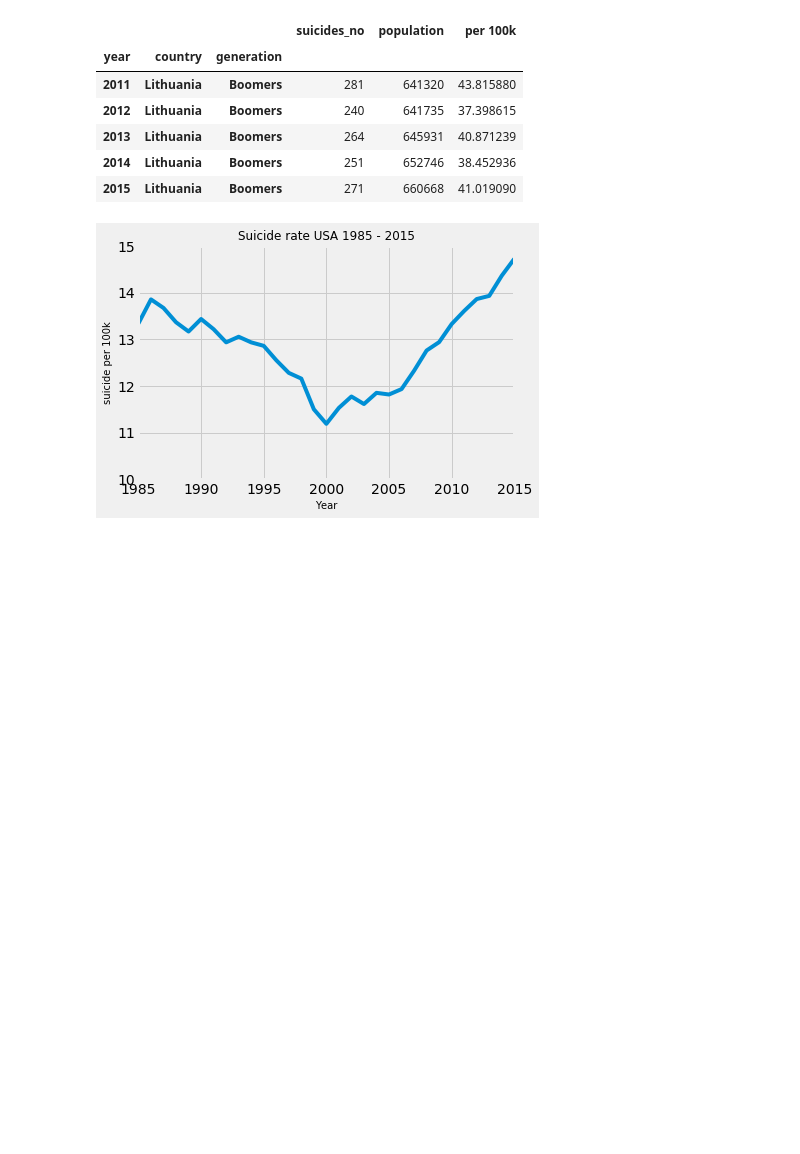
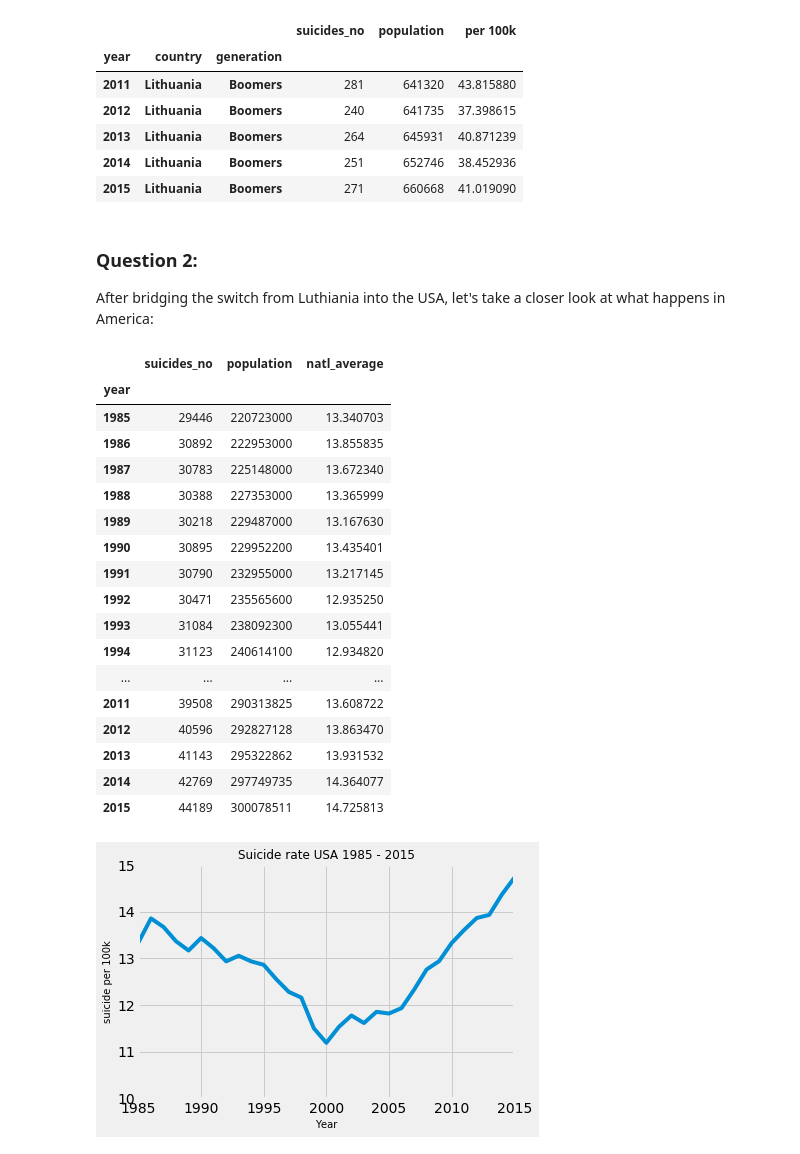
Before and after one commit to carandu/suicide_topics, a Jupyter notebook: suicide_topics.ipynb, the cells around one changed output. Cells and saved outputs as stored; diff of their text form; code cells hidden in the pictures; blank space fills up the shorter version.

```diff
--- a/suicide_topics.ipynb
+++ b/suicide_topics.ipynb
@@ -229,11 +235,33 @@ lit_boomers
 | 2013 | Lithuania | Boomers | 264 | 645931 | 40.871239 |
 | 2014 | Lithuania | Boomers | 251 | 652746 | 38.452936 |
 | 2015 | Lithuania | Boomers | 271 | 660668 | 41.019090 |
+# %% [markdown]
+### Question 2:
+After bridging the switch from Luthiania into the USA, let's take a closer look at what happens in America:
 # %%
 df_usa = df[df.country == 'United States'] #this is filtering!!!
 usa_by_year = df_usa.groupby(['year']).agg({'suicides_no':sum, 'population':sum})
 usa_by_year['natl_average'] = usa_by_year['suicides_no'] / usa_by_year['population']*100000
-usa_by_gender = df_usa.groupby('sex').agg({'suicides_no':sum , 'population': sum}) #grouping or aggregation!
+usa_by_year
+# %% [output]
+|  | suicides_no | population | natl_average |
+| year |  |  |  |
+| 1985 | 29446 | 220723000 | 13.340703 |
+| 1986 | 30892 | 222953000 | 13.855835 |
+| 1987 | 30783 | 225148000 | 13.672340 |
+| 1988 | 30388 | 227353000 | 13.365999 |
+| 1989 | 30218 | 229487000 | 13.167630 |
+| 1990 | 30895 | 229952200 | 13.435401 |
+| 1991 | 30790 | 232955000 | 13.217145 |
+| 1992 | 30471 | 235565600 | 12.935250 |
+| 1993 | 31084 | 238092300 | 13.055441 |
+| 1994 | 31123 | 240614100 | 12.934820 |
+| ... | ... | ... | ... |
+| 2011 | 39508 | 290313825 | 13.608722 |
+| 2012 | 40596 | 292827128 | 13.863470 |
+| 2013 | 41143 | 295322862 | 13.931532 |
+| 2014 | 42769 | 297749735 | 14.364077 |
+| 2015 | 44189 | 300078511 | 14.725813 |
 # %%
 x = usa_by_year.index
 y = usa_by_year['natl_average']
```
Also changed, not shown: parts of 18 cells of this notebook.
